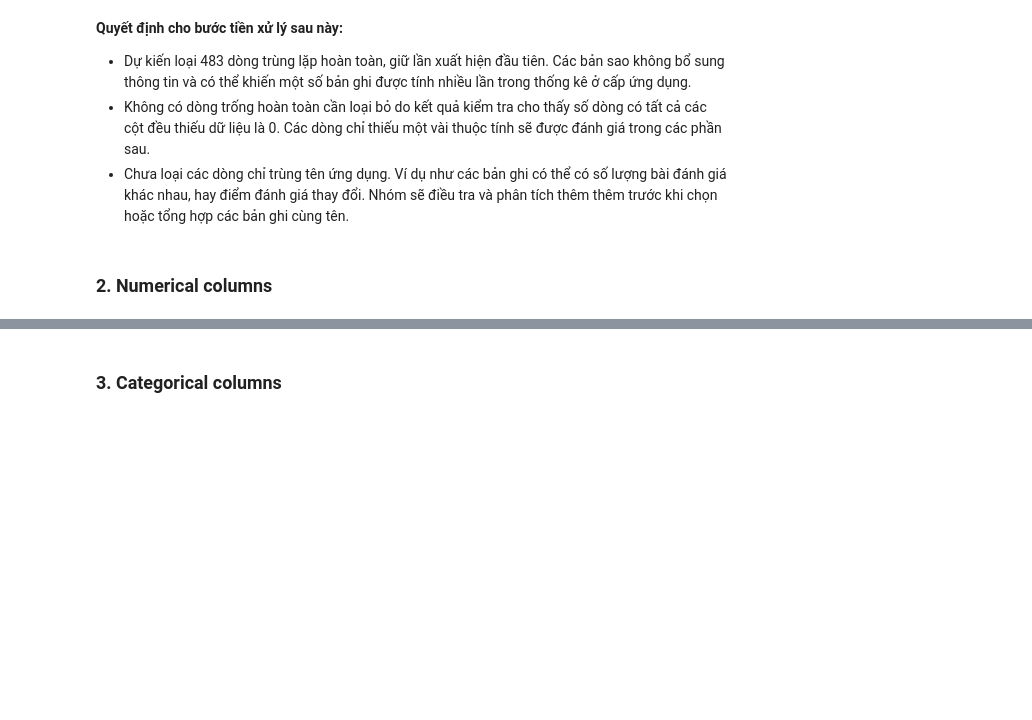
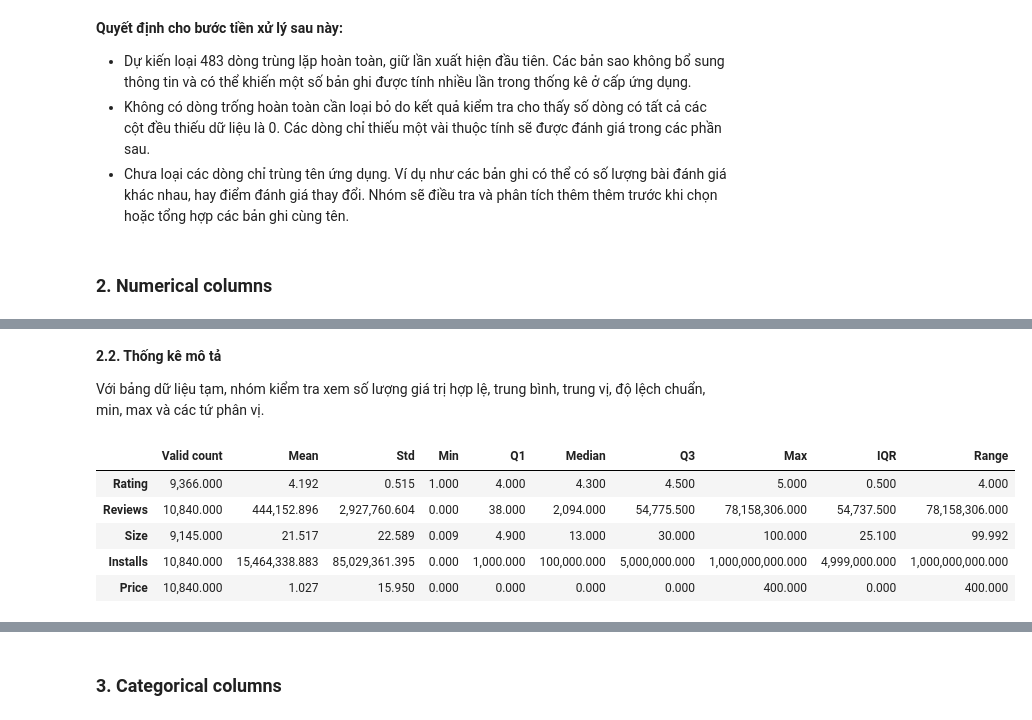
Before and after one commit to phtanh05/google-play-store-apps-analysis, a Jupyter notebook: notebooks/01_collection_exploration.ipynb, the cells around one changed output, grey strips where cells are left out. Drawn from its saved outputs; the diff is of its cells as text; code cells hidden in the pictures; blank space fills up the shorter version.

```diff
--- a/notebooks/01_collection_exploration.ipynb
+++ b/notebooks/01_collection_exploration.ipynb
@@ -170,0 +384,46 @@ display(
+# %% [markdown]
+**2.2. Thống kê mô tả**
+
+Với bảng dữ liệu tạm, nhóm kiểm tra xem số lượng giá trị hợp lệ, trung bình, trung vị, độ lệch chuẩn, min, max và các tứ phân vị.
+# %%
+# Tạm loại bản ghi lệch cột khỏi phạm vi thống kê.
+malformed_rows = (
+    df_raw["Category"].eq("1.9")
+)
+
+numeric_stats_view = numeric_view.loc[~malformed_rows].copy()
+
+# Loại các giá trị vi phạm điều kiện đã kiểm tra ở 2.1
+# khỏi thống kê tạm, không thay đổi df_raw hoặc numeric_view.
+for col in numerical_cols:
+    numeric_stats_view[col] = numeric_stats_view[col].mask(
+        invalid_masks[col].loc[numeric_stats_view.index]
+    )
+
+stats_summary = (
+    numeric_stats_view.describe()
+    .T
+    .rename(columns={
+        "count": "Valid count",
+        "mean": "Mean",
+        "std": "Std",
+        "min": "Min",
+        "25%": "Q1",
+        "50%": "Median",
+        "75%": "Q3",
+        "max": "Max"
+    })
+)
+
+stats_summary["IQR"] = stats_summary["Q3"] - stats_summary["Q1"]
+stats_summary["Range"] = stats_summary["Max"] - stats_summary["Min"]
+
+with pd.option_context("display.float_format", "{:,.3f}".format):
+    display(stats_summary)
+# %% [output]
+|  | Valid count | Mean | Std | Min | Q1 | Median | Q3 | Max | IQR | Range |
+| Rating | 9,366.000 | 4.192 | 0.515 | 1.000 | 4.000 | 4.300 | 4.500 | 5.000 | 0.500 | 4.000 |
+| Reviews | 10,840.000 | 444,152.896 | 2,927,760.604 | 0.000 | 38.000 | 2,094.000 | 54,775.500 | 78,158,306.000 | 54,737.500 | 78,158,306.000 |
+| Size | 9,145.000 | 21.517 | 22.589 | 0.009 | 4.900 | 13.000 | 30.000 | 100.000 | 25.100 | 99.992 |
+| Installs | 10,840.000 | 15,464,338.883 | 85,029,361.395 | 0.000 | 1,000.000 | 100,000.000 | 5,000,000.000 | 1,000,000,000.000 | 4,999,000.000 | 1,000,000,000.000 |
+| Price | 10,840.000 | 1.027 | 15.950 | 0.000 | 0.000 | 0.000 | 0.000 | 400.000 | 0.000 | 400.000 |
```
Also changed, not shown: parts of 34 cells of this notebook.
